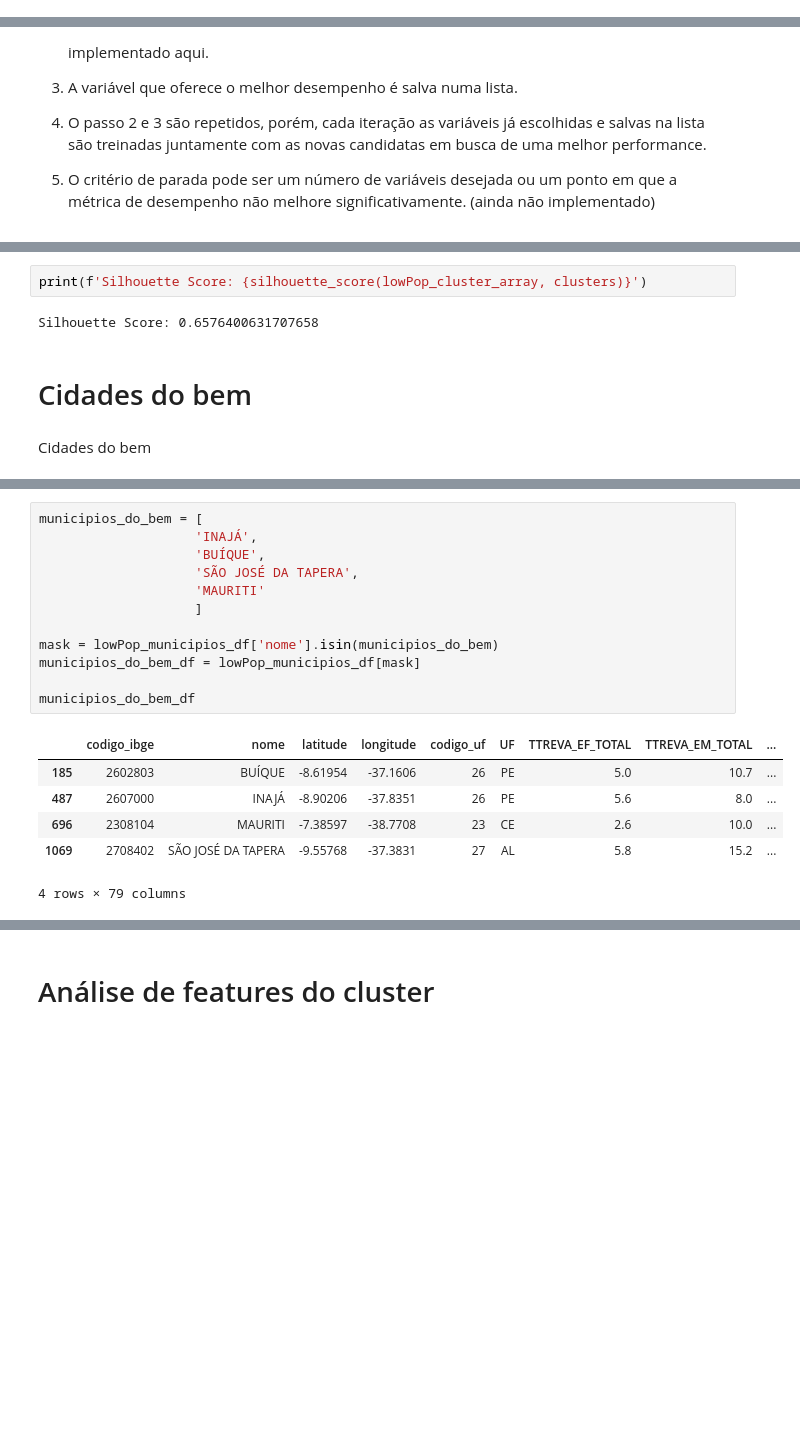
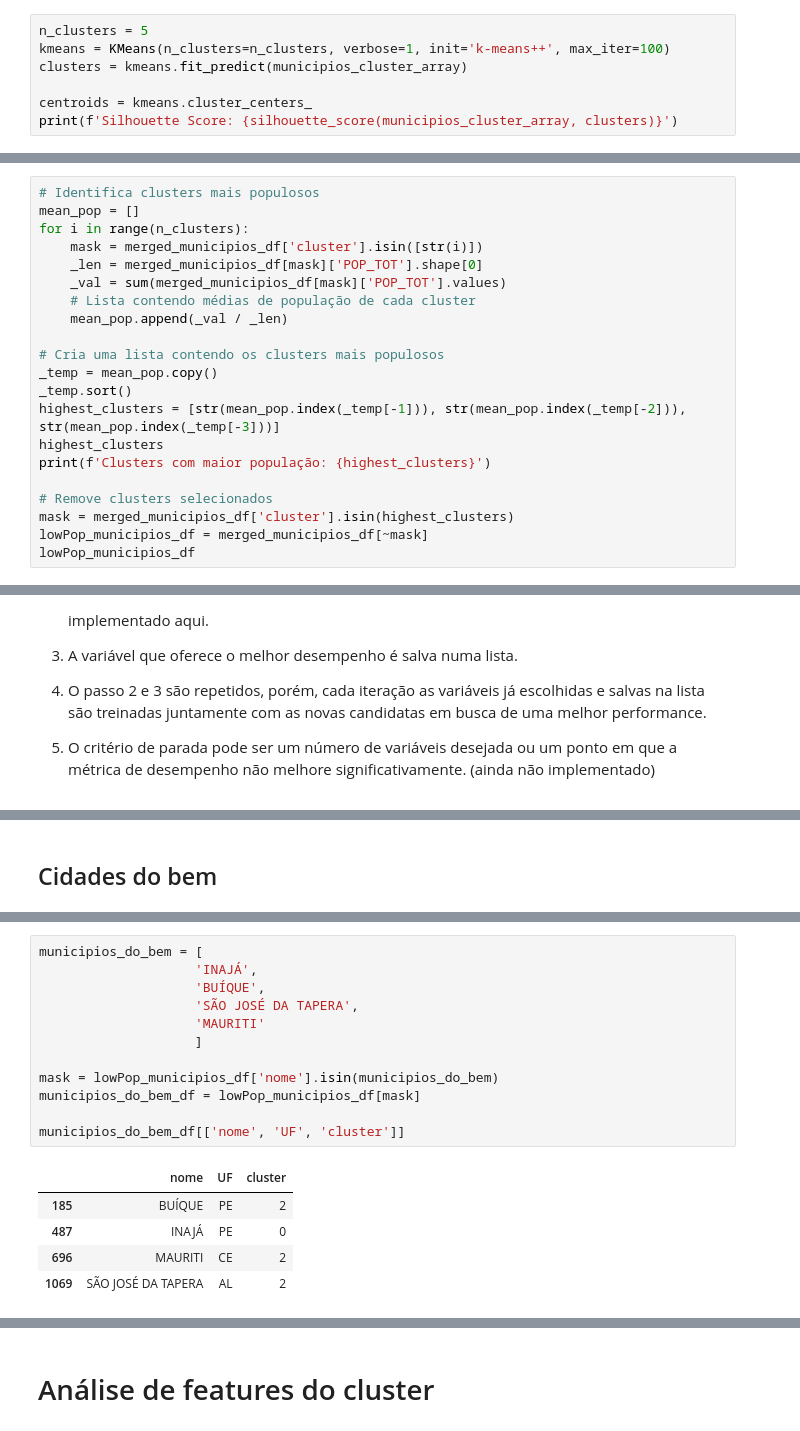
Before and after one commit to IvonLuiz/BCGX_challenge_2023, a Jupyter notebook: code.ipynb, the cells around one changed output, grey strips where cells are left out. Cells and saved outputs as stored; diff of their text form; blank space fills up the shorter version.

```diff
--- a/code.ipynb
+++ b/code.ipynb
@@ -214,0 +253,7 @@ fig.show()
+# %%
+n_clusters = 5
+kmeans = KMeans(n_clusters=n_clusters, verbose=1, init='k-means++', max_iter=100)
+clusters = kmeans.fit_predict(municipios_cluster_array)
+
+centroids = kmeans.cluster_centers_
+print(f'Silhouette Score: {silhouette_score(municipios_cluster_array, clusters)}')
@@ -214,0 +313,21 @@ fig.show()
+# %%
+# Identifica clusters mais populosos
+mean_pop = []
+for i in range(n_clusters):
+    mask = merged_municipios_df['cluster'].isin([str(i)])
+    _len = merged_municipios_df[mask]['POP_TOT'].shape[0]
+    _val = sum(merged_municipios_df[mask]['POP_TOT'].values)
+    # Lista contendo médias de população de cada cluster
+    mean_pop.append(_val / _len)
+
+# Cria uma lista contendo os clusters mais populosos
+_temp = mean_pop.copy()
+_temp.sort()
+highest_clusters = [str(mean_pop.index(_temp[-1])), str(mean_pop.index(_temp[-2])), str(mean_pop.index(_temp[-3]))]
+highest_clusters
+print(f'Clusters com maior população: {highest_clusters}')
+
+# Remove clusters selecionados
+mask = merged_municipios_df['cluster'].isin(highest_clusters)
+lowPop_municipios_df = merged_municipios_df[~mask]
+lowPop_municipios_df
@@ -529,11 +685,5 @@ fig.show()
-# %%
-print(f'Silhouette Score: {silhouette_score(lowPop_cluster_array, clusters)}')
-# %% [output]
-Silhouette Score: 0.6576400631707658
 # %% [markdown]
-# Cidades do bem
+## Cidades do bem
-# %% [markdown]
-Cidades do bem
 # %% [markdown]
 <img src="cidades do bem.png" width="75%" align="" />
 # %% [markdown]
@@ -541,22 +691,21 @@ Cidades do bem
 # %%
 municipios_do_bem = [
                     'INAJÁ',
                     'BUÍQUE',
                     'SÃO JOSÉ DA TAPERA',
                     'MAURITI'
                     ]
 
 mask = lowPop_municipios_df['nome'].isin(municipios_do_bem)
 municipios_do_bem_df = lowPop_municipios_df[mask]
 
-municipios_do_bem_df
+municipios_do_bem_df[['nome', 'UF', 'cluster']]
 # %% [output]
-|  | codigo_ibge | nome | latitude | longitude | codigo_uf | UF | TTREVA_EF_TOTAL | TTREVA_EM_TOTAL | ... |
-| 185 | 2602803 | BUÍQUE | -8.61954 | -37.1606 | 26 | PE | 5.0 | 10.7 | ... |
-| 487 | 2607000 | INAJÁ | -8.90206 | -37.8351 | 26 | PE | 5.6 | 8.0 | ... |
-| 696 | 2308104 | MAURITI | -7.38597 | -38.7708 | 23 | CE | 2.6 | 10.0 | ... |
-| 1069 | 2708402 | SÃO JOSÉ DA TAPERA | -9.55768 | -37.3831 | 27 | AL | 5.8 | 15.2 | ... |
+|  | nome | UF | cluster |
+| 185 | BUÍQUE | PE | 2 |
+| 487 | INAJÁ | PE | 0 |
+| 696 | MAURITI | CE | 2 |
+| 1069 | SÃO JOSÉ DA TAPERA | AL | 2 |
-4 rows × 79 columns
 # %%
 # Removendo cluster 1
 mask = lowPop_municipios_df['cluster'].isin(['1'])
```
Also changed, not shown: parts of 60 cells of this notebook.
